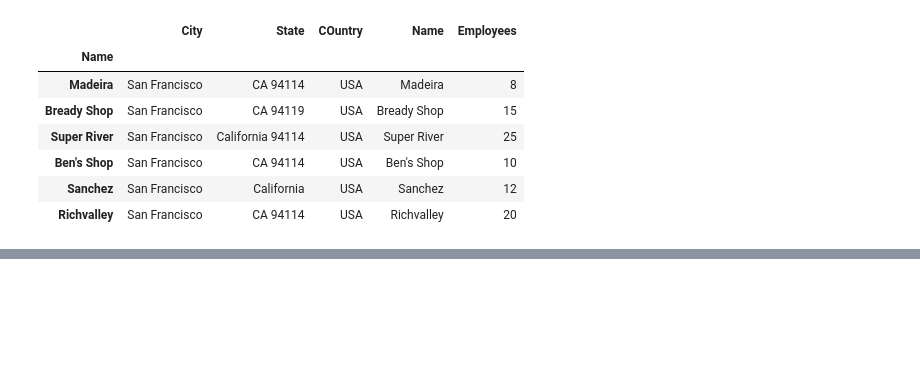
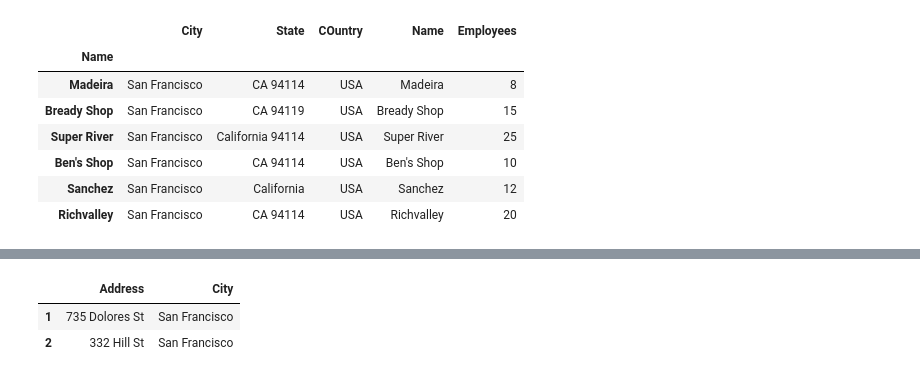
Before and after one commit to Shiminmandy/The-Python-Mega-Course-Build-10-Real-World-Applications, a Jupyter notebook: docs/06_python_jupyter.ipynb, the cells around one changed output, grey strips where cells are left out. Cells and saved outputs as stored; diff of their text form; code cells hidden in the pictures; blank space fills up the shorter version.

```diff
--- a/docs/06_python_jupyter.ipynb
+++ b/docs/06_python_jupyter.ipynb
@@ -178,0 +197,6 @@ df7
+# %%
+df5.iloc[1:3,1:3]
+# %% [output]
+|  | Address | City |
+| 1 | 735 Dolores St | San Francisco |
+| 2 | 332 Hill St | San Francisco |
```
Also changed, not shown: parts of 4 cells of this notebook.
